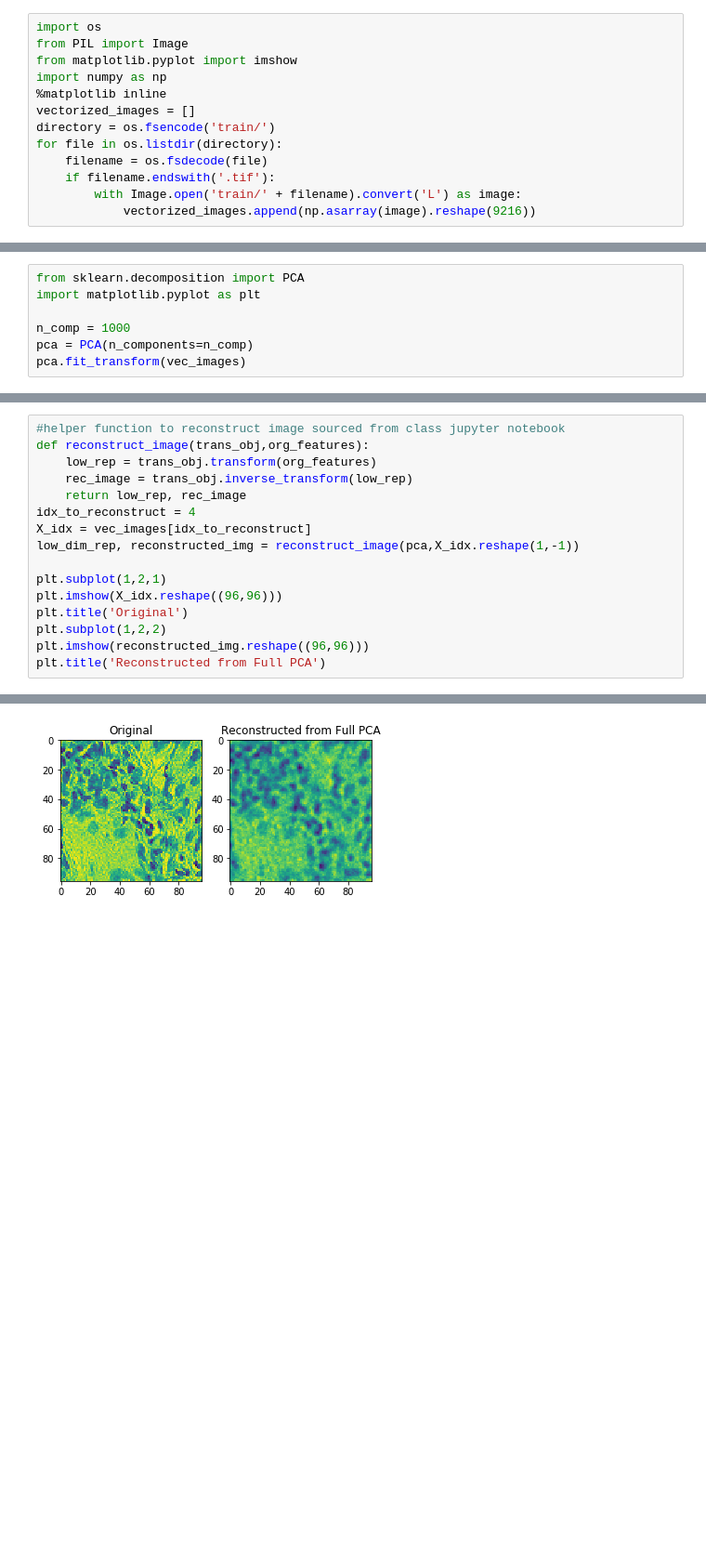
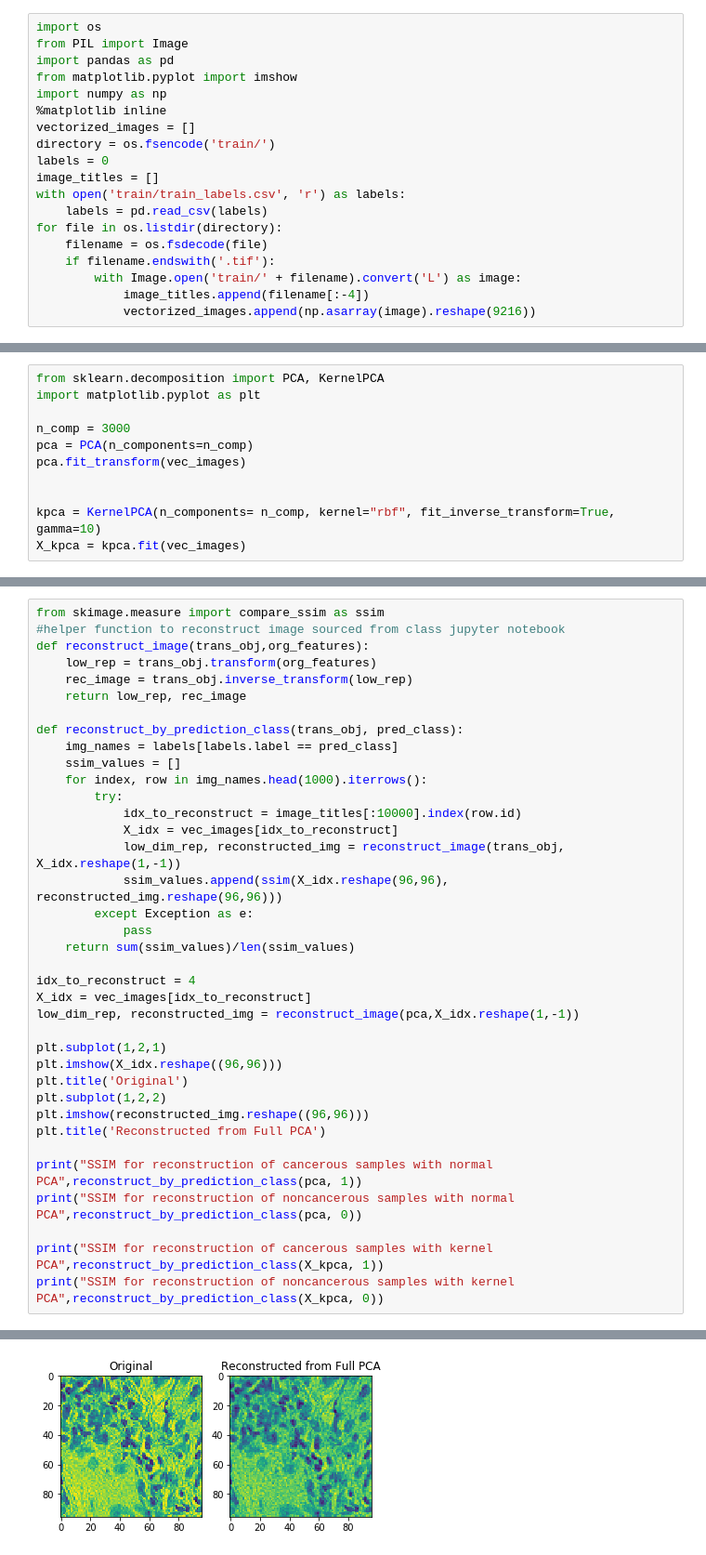
Before and after one commit to rasimon22/CSE7324, a Jupyter notebook: Lab2/Lab2.ipynb, the cells around one changed output, grey strips where cells are left out. Shown at 93% size. Cells and saved outputs as stored; diff of their text form; blank space fills up the shorter version.

Commit message:
SSIM done

```diff
--- a/Lab2/Lab2.ipynb
+++ b/Lab2/Lab2.ipynb
@@ -1,15 +1,21 @@
 # %%
 import os
 from PIL import Image
+import pandas as pd
 from matplotlib.pyplot import imshow
 import numpy as np
 %matplotlib inline
 vectorized_images = []
 directory = os.fsencode('train/')
+labels = 0
+image_titles = []
+with open('train/train_labels.csv', 'r') as labels:
+    labels = pd.read_csv(labels)
 for file in os.listdir(directory):
     filename = os.fsdecode(file)
     if filename.endswith('.tif'):
         with Image.open('train/' + filename).convert('L') as image:
+            image_titles.append(filename[:-4])
             vectorized_images.append(np.asarray(image).reshape(9216))
 # %%
 import matplotlib.pyplot as plt
@@ -37,7 +43,11 @@ gc.collect()
 # %%
-from sklearn.decomposition import PCA
+from sklearn.decomposition import PCA, KernelPCA
 import matplotlib.pyplot as plt
 
-n_comp = 1000
+n_comp = 3000
 pca = PCA(n_components=n_comp)
 pca.fit_transform(vec_images)
+
+
+kpca = KernelPCA(n_components= n_comp, kernel="rbf", fit_inverse_transform=True, gamma=10)
+X_kpca = kpca.fit(vec_images)
@@ -98,11 +75,26 @@ for idx in range(40):
 # %% [output]
 [figure]
 # %%
+from skimage.measure import compare_ssim as ssim
 #helper function to reconstruct image sourced from class jupyter notebook
 def reconstruct_image(trans_obj,org_features):
     low_rep = trans_obj.transform(org_features)
     rec_image = trans_obj.inverse_transform(low_rep)
     return low_rep, rec_image
+
+def reconstruct_by_prediction_class(trans_obj, pred_class):
+    img_names = labels[labels.label == pred_class]
+    ssim_values = []
+    for index, row in img_names.head(1000).iterrows():
+        try:
+            idx_to_reconstruct = image_titles[:10000].index(row.id)
+            X_idx = vec_images[idx_to_reconstruct]
+            low_dim_rep, reconstructed_img = reconstruct_image(trans_obj, X_idx.reshape(1,-1))
+            ssim_values.append(ssim(X_idx.reshape(96,96), reconstructed_img.reshape(96,96)))
+        except Exception as e:
+            pass
+    return sum(ssim_values)/len(ssim_values)
+
 idx_to_reconstruct = 4
 X_idx = vec_images[idx_to_reconstruct]
 low_dim_rep, reconstructed_img = reconstruct_image(pca,X_idx.reshape(1,-1))
@@ -113,4 +105,10 @@ plt.title('Original')
 plt.subplot(1,2,2)
 plt.imshow(reconstructed_img.reshape((96,96)))
 plt.title('Reconstructed from Full PCA')
+
+print("SSIM for reconstruction of cancerous samples with normal PCA",reconstruct_by_prediction_class(pca, 1))
+print("SSIM for reconstruction of noncancerous samples with normal PCA",reconstruct_by_prediction_class(pca, 0))
+
+print("SSIM for reconstruction of cancerous samples with kernel PCA",reconstruct_by_prediction_class(X_kpca, 1))
+print("SSIM for reconstruction of noncancerous samples with kernel PCA",reconstruct_by_prediction_class(X_kpca, 0))
 # %% [output]
@@ -118 +119 @@ Text(0.5, 1.0, 'Reconstructed from Full PCA')
-[figure, old version]
+[figure, new version]
```
Also changed, not shown: parts of 6 cells of this notebook, 1 other file.
